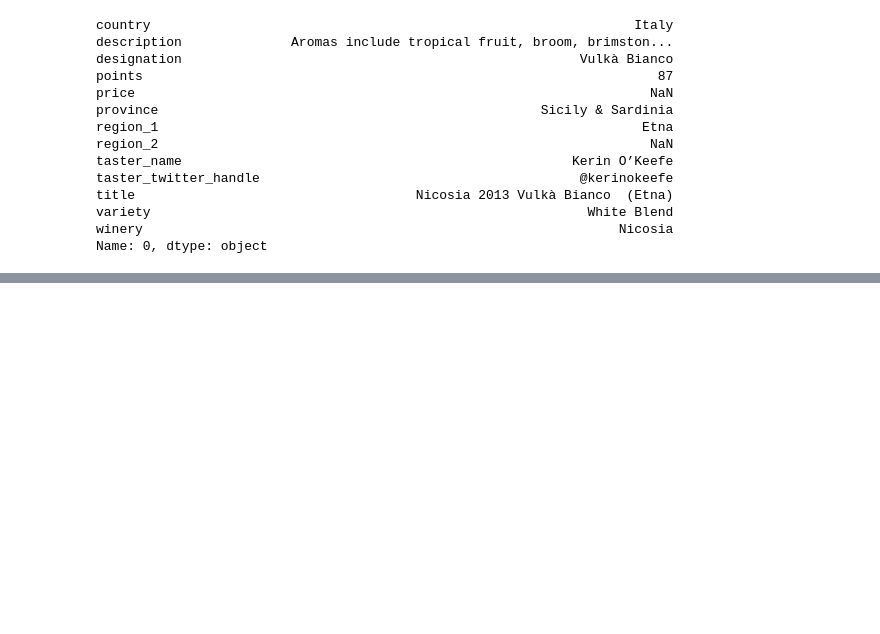
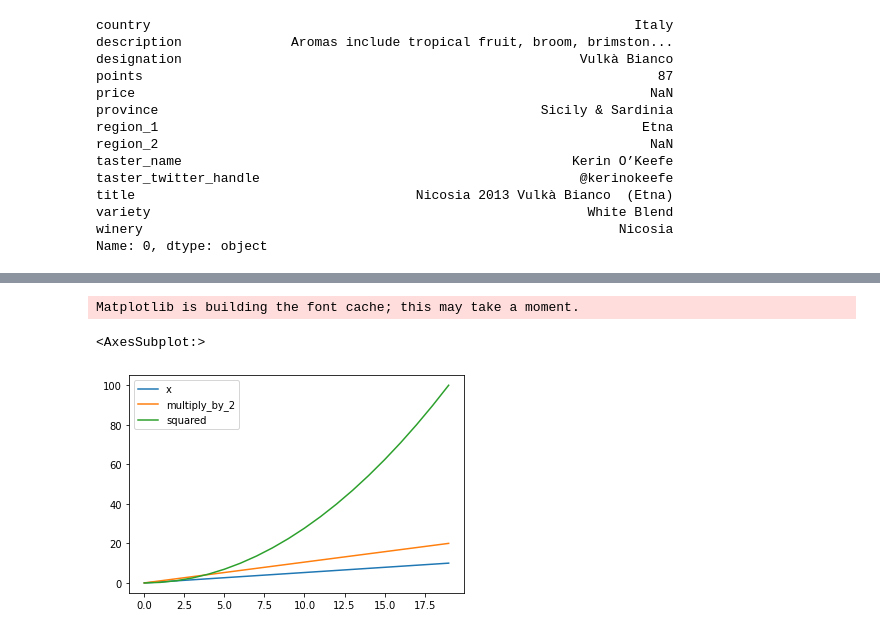
Before and after one commit to augasauruss/Python_mokymai, a Jupyter notebook: 1_paskaita.ipynb/7_paskaita.ipynb, the cells around one changed output, grey strips where cells are left out. Saved outputs shown, nothing was run; the diff lists cells and outputs as text; code cells hidden in the pictures; blank space fills up the shorter version.

```diff
--- a/1_paskaita.ipynb/7_paskaita.ipynb
+++ b/1_paskaita.ipynb/7_paskaita.ipynb
@@ -246,0 +759,3 @@ Name: 0, dtype: object
+# %%
+x = np.linspace (0,10,20)
+print (x)
@@ -246,0 +767,6 @@ Name: 0, dtype: object
+# %%
+y = x *2
+z = x ** 2
+# %%
+df = pd.DataFrame( [x,y,z], index=['x', 'multiply_by_2', 'squared']).T
+df
@@ -246,0 +816,6 @@ Name: 0, dtype: object
+# %%
+df.plot()
+# %% [output]
+Matplotlib is building the font cache; this may take a moment.
+<AxesSubplot:>
+[figure, added]
```
Also changed, not shown: parts of 70 cells of this notebook.
